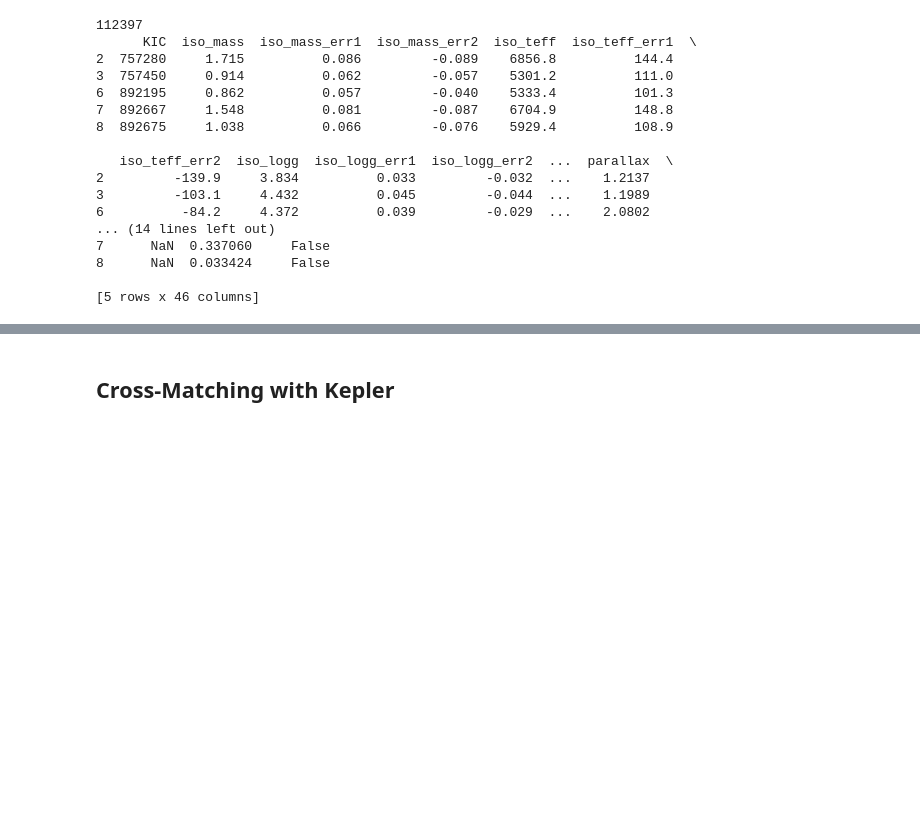
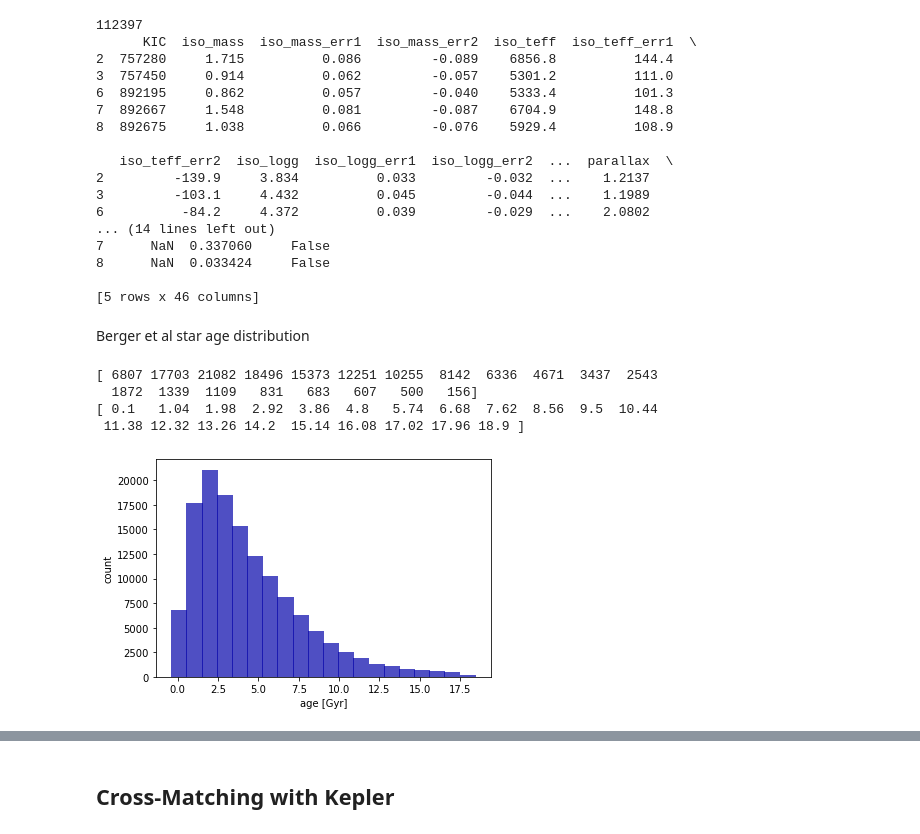
Before and after one commit to exoclam/sculpting, a Jupyter notebook: isolate.ipynb, the cells around one changed output, grey strips where cells are left out. Saved outputs shown, nothing was run; the diff lists cells and outputs as text; code cells hidden in the pictures; blank space fills up the shorter version.

Commit message:
update notebook up to young v old histograms

```diff
--- a/isolate.ipynb
+++ b/isolate.ipynb
@@ -148,3 +152,23 @@ print(np.mean(table2.iso_age_err2))
 print(np.mean(catalog.iso_age_err1))
 print(np.mean(catalog.iso_age_err2))
 """
+# %% [markdown]
+Berger et al star age distribution
+# %%
+import matplotlib.pyplot as plt
+%matplotlib inline
+
+# age histogram for all stars with well-constrained ages (catalog was a merge with table2, not fgk)
+age_hist, age_bin_edges = np.histogram(catalog.iso_age, bins=20)
+print(age_hist)
+print(age_bin_edges)
+plt.bar(age_bin_edges[:-1], age_hist, width = 1, color='#0504aa',alpha=0.7)
+plt.ylabel("count")
+plt.xlabel("age [Gyr]")
+plt.show()
+# %% [output]
+[ 6807 17703 21082 18496 15373 12251 10255  8142  6336  4671  3437  2543
+  1872  1339  1109   831   683   607   500   156]
+[ 0.1   1.04  1.98  2.92  3.86  4.8   5.74  6.68  7.62  8.56  9.5  10.44
+ 11.38 12.32 13.26 14.2  15.14 16.08 17.02 17.96 18.9 ]
+[figure, added]
```
Also changed, not shown: parts of 40 cells of this notebook.
